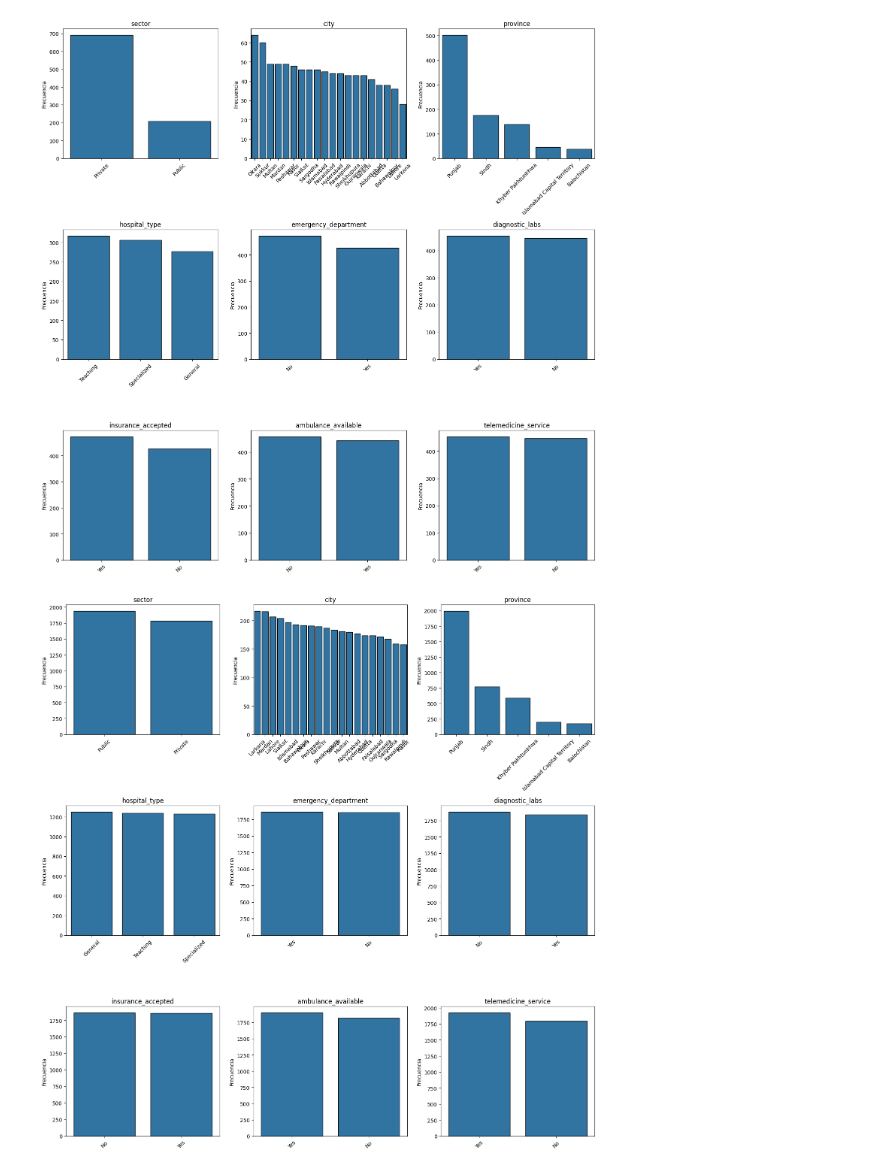
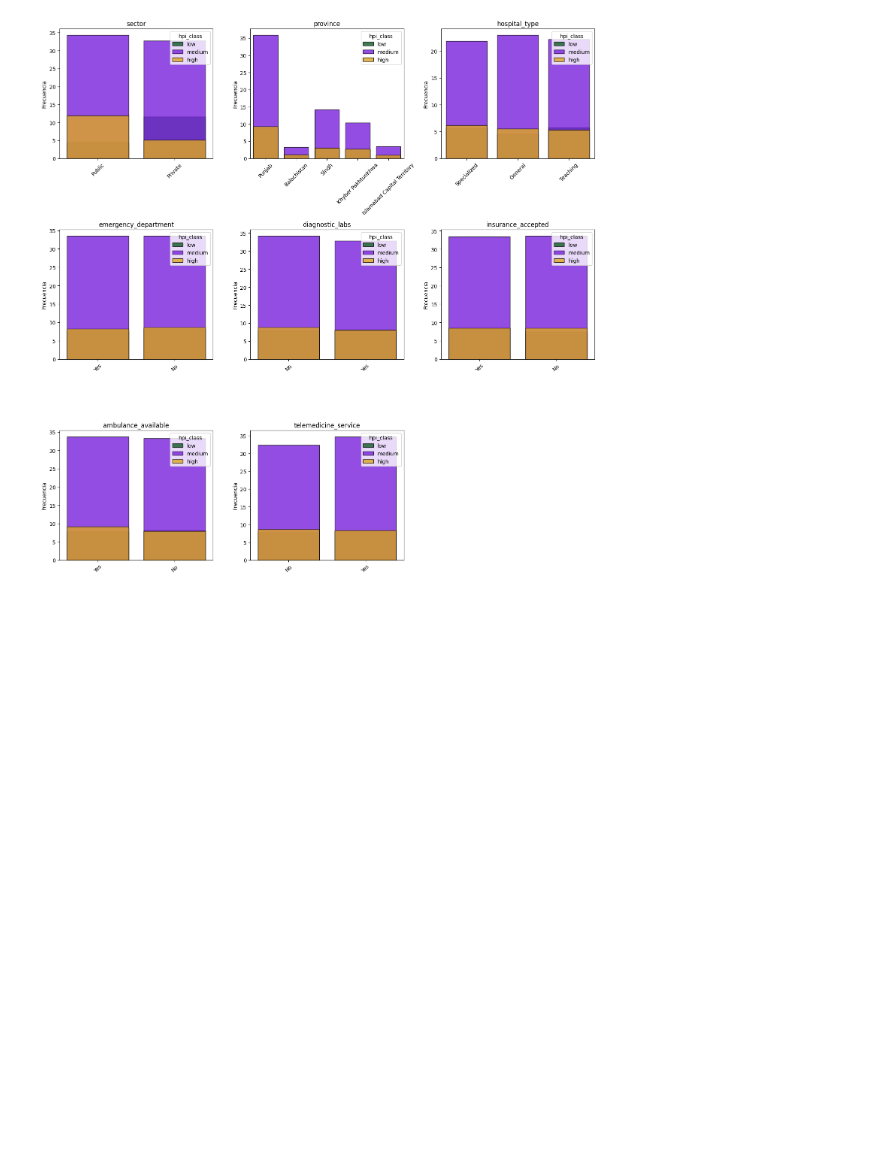
Before and after one commit to valentinarias-dtsc/hospital_performance_analysis, a Jupyter notebook: Notebooks/EDA3.ipynb, the cells around one changed output. Drawn from its saved outputs; the diff is of its cells as text; code cells hidden in the pictures; blank space fills up the shorter version.

```diff
--- a/Notebooks/EDA3.ipynb
+++ b/Notebooks/EDA3.ipynb
@@ -120,37 +123,43 @@ hpi_alto.describe()
 # %%
 import math
 
 # seleccionar variables categóricas
 cat_cols = [
     col for col in df.select_dtypes(include=["object"]).columns
-    if df[col].nunique() < 30  # filtro recomendable
+    if df[col].nunique() < 10  # filtro recomendable
 ]
 
 n_cols = 3
 n_rows = math.ceil(len(cat_cols) / n_cols)
 
-for df in [hpi_bajo, hpi_medio, hpi_alto]:
-    fig, axes = plt.subplots(n_rows, n_cols, figsize=(15, 5 * n_rows))
-    axes = axes.flatten()  # simplifica indexado
+fig, axes = plt.subplots(n_rows, n_cols, figsize=(15, 5 * n_rows))
+axes = axes.flatten()  # simplifica indexado
 
-    for i, col in enumerate(cat_cols):
-        ax = axes[i]
+for i, col in enumerate(cat_cols):
+    ax = axes[i]
 
-        value_counts = df[col].value_counts()
+    sns.countplot(
+        data=df,
+        x=col,
+        hue="hpi_class",
+        dodge=False,
+        palette={"low": "#006920", "medium": "#7600fd", "high": "#ffb400"},
+        edgecolor="black",
+        ax=ax,
+        stat="percent",
+        alpha=0.8
+    )
 
-        sns.barplot(x=value_counts.index, y=value_counts.values, edgecolor="black", ax=ax)
+    ax.set_title(col)
+    ax.set_xlabel("")
+    ax.set_ylabel("Frecuencia")
+    ax.tick_params(axis="x", rotation=45)
 
-        ax.set_title(col)
-        ax.set_xlabel("")
-        ax.set_ylabel("Frecuencia")
-        ax.tick_params(axis="x", rotation=45)
+# eliminar ejes vacíos (si sobran)
+for j in range(i + 1, len(axes)):
+    fig.delaxes(axes[j])
 
-    # eliminar ejes vacíos (si sobran)
-    for j in range(i + 1, len(axes)):
-        fig.delaxes(axes[j])
-
-    plt.tight_layout()
-    plt.show()
+plt.tight_layout()
+plt.show()
 # %% [output]
-[figure, old version]
+[figure, new version]
-[figure, removed]
```
Also changed, not shown: parts of 9 cells of this notebook, 1 other file.
